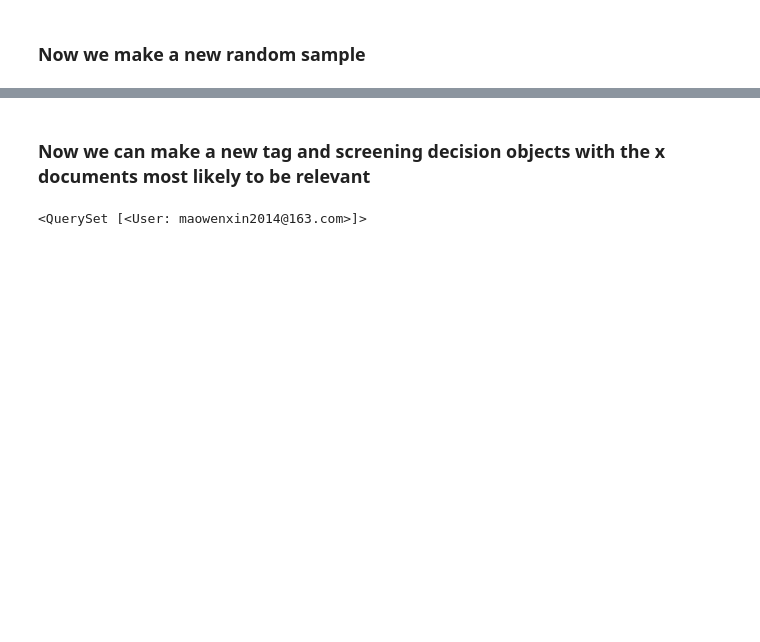
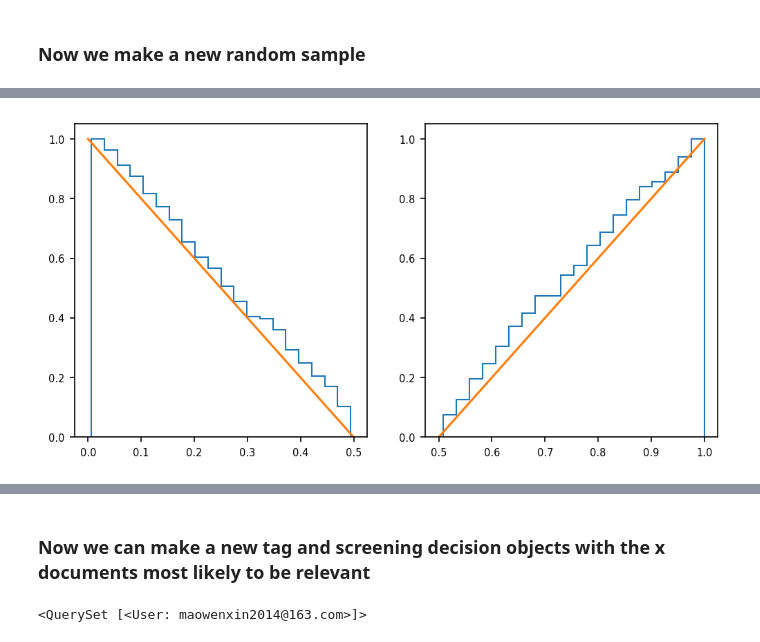
Before and after one commit to mcc-apsis/climate-policy-map, a Jupyter notebook: active_learning.ipynb, the cells around one changed output, grey strips where cells are left out. Drawn from its saved outputs; the diff is of its cells as text; code cells hidden in the pictures; blank space fills up the shorter version.

```diff
--- a/active_learning.ipynb
+++ b/active_learning.ipynb
@@ -440,0 +519,14 @@ No handles with labels found to put in legend.
+# %%
+fig, axs = plt.subplots(1,2,figsize=(8, 4), dpi=150)
+n, bins, patches = axs[1].hist(all_fps, 20, density=True, histtype='step',
+                       cumulative=True, label='Empirical')
+
+axs[1].plot([0.5,1],[0,1])
+
+n, bins, patches = axs[0].hist(all_fns, 20, density=True, histtype='step',
+                   cumulative=-1, label='Empirical')
+axs[0].plot([0,0.5],[1,0])
+
+plt.show()
+# %% [output]
+[figure, added]
```
Also changed, not shown: parts of 28 cells of this notebook, 6 other files.
